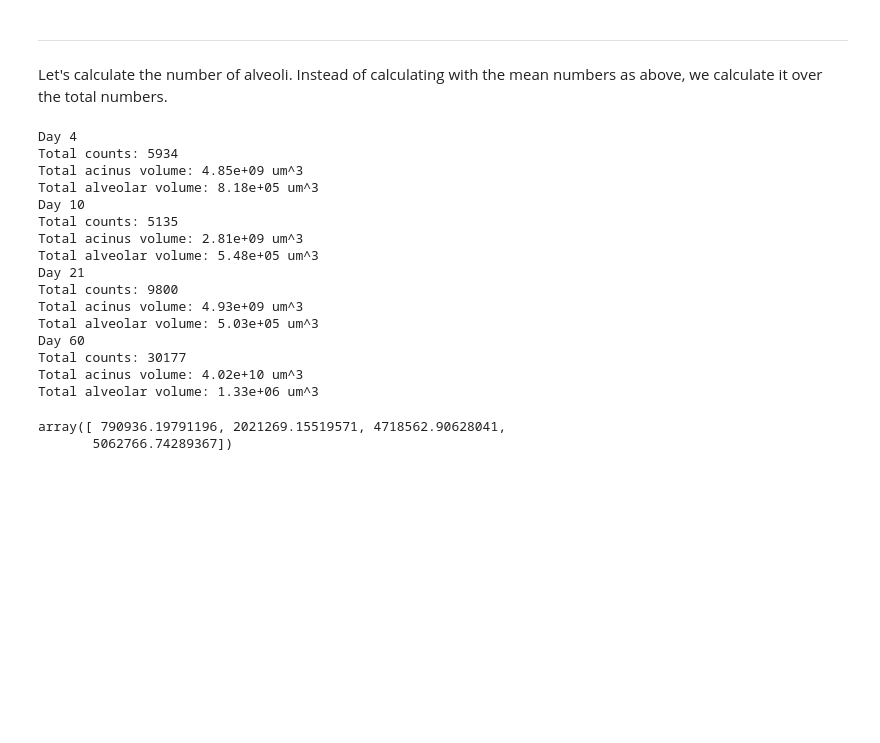
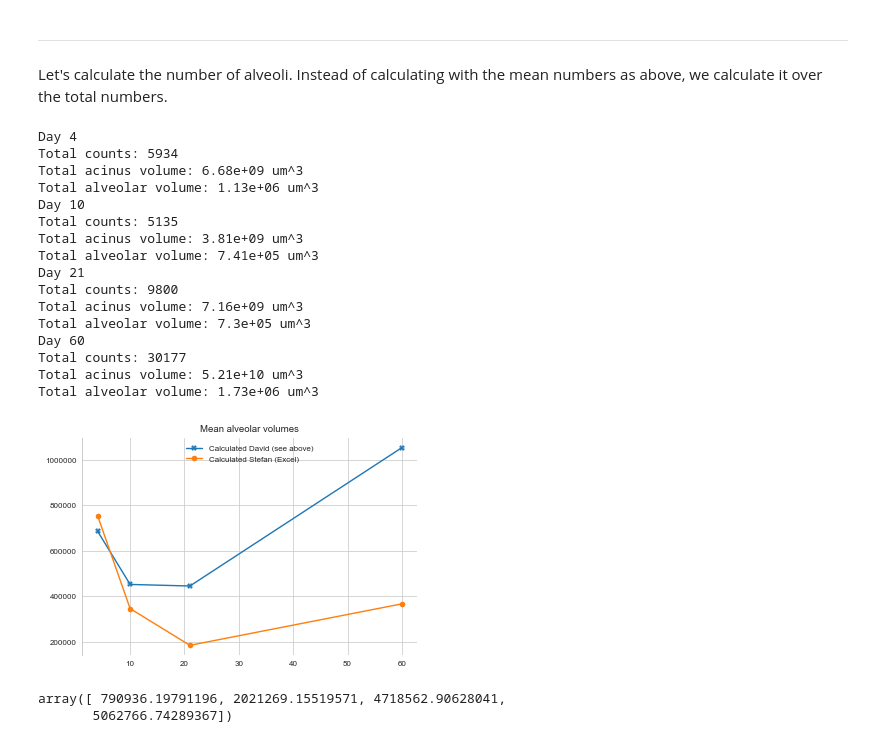
Before and after one commit to habi/acinar-analysis, a Jupyter notebook: Analysis.ipynb, the cells around one changed output. Drawn from its saved outputs; the diff is of its cells as text; code cells hidden in the pictures; blank space fills up the shorter version.

```diff
--- a/Analysis.ipynb
+++ b/Analysis.ipynb
@@ -651,8 +652,9 @@ Mean diameter of one alveolus: 100.71 um
 --------------------------------------------------------------------------------
 # %%
 print('Stepanizered Volumes\n')
+MeanAlveolareVolumeDavid = [None] * len(Data.Day.unique())
 # Give out alveolar volumes per day
-for day in sorted(Data.Day.unique()):
+for c, day in enumerate(sorted(Data.Day.unique())):
     print('Day %02d' % day)
     cts = numpy.mean(Data.loc[Data.Day == day]['Counts_Eveline'])
     print('Mean count from Eveline: %0.2f' % cts)
@@ -671,7 +673,8 @@ for day in sorted(Data.Day.unique()):
     # r * 2 = diameter
     print('Mean diameter of one acinus: %0.2f um' % (2 * (numpy.cbrt(3 / 4 * vol / numpy.pi))))
     # Alveolus volume and size
-    print('Mean volume per alveolus: %0.2f um^3' % (vol / cts))
+    MeanAlveolareVolumeDavid[c] = vol / cts
+    print('Mean volume per alveolus: %0.2f um^3' % (MeanAlveolareVolumeDavid[c]))
     print('Mean diameter of one alveolus: %0.2f um' % (2 * (numpy.cbrt(3 / 4 * (vol / cts) / numpy.pi))))
     print(80 * '-')
 # https://www.wolframalpha.com/input/?i=sphere+with+volume+of+2.11e%2B08+ul
@@ -1406,28 +1414,47 @@ for c, day in enumerate(sorted(Data.Day.unique())):
     # https://encrypted.google.com/search?hl=en&q=cubic%20millimeter%20to%20cubic%20micrometer
     # This volume *needs* to be corrected with the shrinkage factor
     vol = numpy.sum(Data.loc[Data.Day == day]['Volume_Acinus_STEPanizer']) * 1e9 / ShrinkageFactor
-    # Remove the ductal airspace, as assessed by Tschanz2014
-    TotalAcinarVolume[c] = vol - (DuctalToAlveolar[c] * vol)
+    CorrectDuctal = False
+    if CorrectDuctal:
+        # Remove the ductal airspace, as assessed by Tschanz2014
+        TotalAcinarVolume[c] = vol - (DuctalToAlveolar[c] * vol)
+    else:
+        TotalAcinarVolume[c] = vol
     print('Total acinus volume: %0.3g um^3' % TotalAcinarVolume[c])
     TotalAlveolarVolume[c] = TotalAcinarVolume[c] / TotalCounts[c]
     print('Total alveolar volume: %0.3g um^3' % TotalAlveolarVolume[c])
 # %% [output]
 Day 4
 Total counts: 5934
-Total acinus volume: 4.85e+09 um^3
-Total alveolar volume: 8.18e+05 um^3
+Total acinus volume: 6.68e+09 um^3
+Total alveolar volume: 1.13e+06 um^3
 Day 10
 Total counts: 5135
-Total acinus volume: 2.81e+09 um^3
-Total alveolar volume: 5.48e+05 um^3
+Total acinus volume: 3.81e+09 um^3
+Total alveolar volume: 7.41e+05 um^3
 Day 21
 Total counts: 9800
-Total acinus volume: 4.93e+09 um^3
-Total alveolar volume: 5.03e+05 um^3
+Total acinus volume: 7.16e+09 um^3
+Total alveolar volume: 7.3e+05 um^3
 Day 60
 Total counts: 30177
-Total acinus volume: 4.02e+10 um^3
-Total alveolar volume: 1.33e+06 um^3
+Total acinus volume: 5.21e+10 um^3
+Total alveolar volume: 1.73e+06 um^3
+# %%
+MeanAlveolareVolumeStefan = [755237.6444,
+                             345979.1428,
+                             184644.6612,
+#                              341848.501,
+                             366879.0649]
+# %%
+plt.plot(sorted(Data.Day.unique()), MeanAlveolareVolumeDavid, label='Calculated David (see above)', marker='X')
+plt.plot(sorted(Data.Day.unique()), MeanAlveolareVolumeStefan, label='Calculated Stefan (Excel)', marker='o')
+plt.title('Mean alveolar volumes')
+plt.legend(loc='upper center')
+plt.savefig(os.path.join(OutputDir, 'mean_alveolar_volumes.png'))
+plt.show()
+# %% [output]
+[figure, added]
 # %%
 N_alv_total = numpy.divide(numpy.multiply(TotalCounts, V_lung_airspace),
                            TotalAcinarVolume)
```
Also changed, not shown: parts of 11 cells of this notebook.
